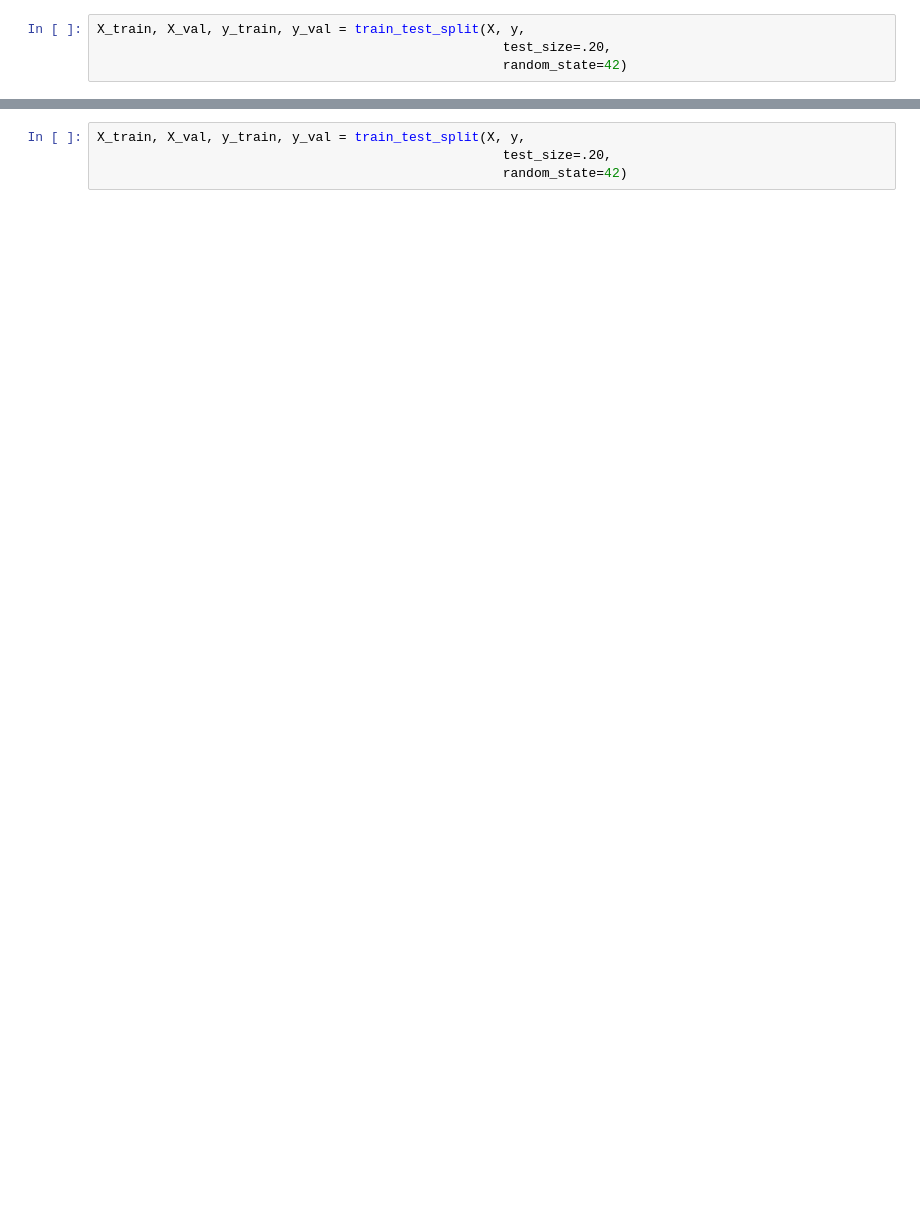
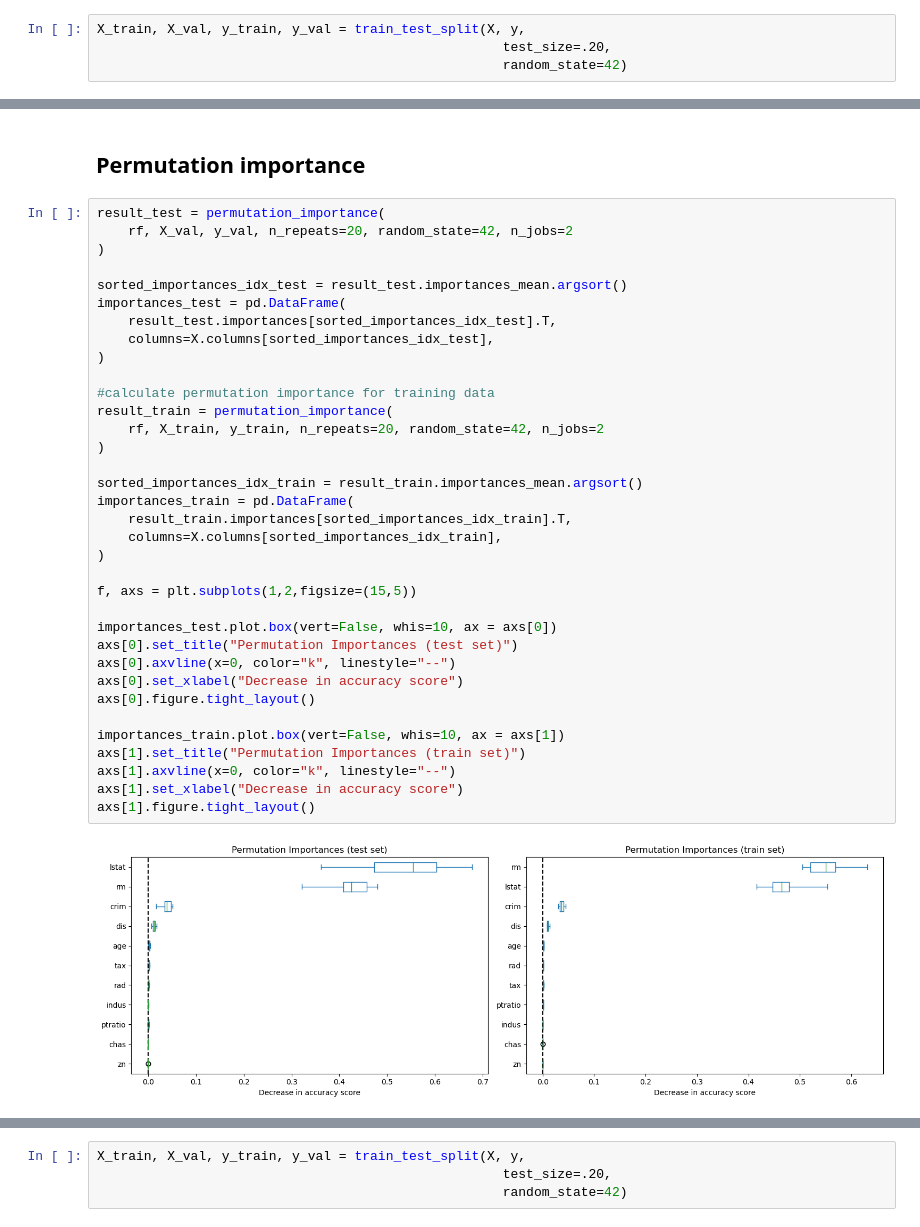
Before and after one commit to lilianabs/customer-acceptance, a Jupyter notebook: boston_example.ipynb, the cells around one changed output, grey strips where cells are left out. Saved outputs shown, nothing was run; the diff lists cells and outputs as text; blank space fills up the shorter version.

```diff
--- a/boston_example.ipynb
+++ b/boston_example.ipynb
@@ -120,0 +119,39 @@ tax     0.008 +/- 0.003
+# %% [markdown]
+## Permutation importance
+# %%
+result_test = permutation_importance(
+    rf, X_val, y_val, n_repeats=20, random_state=42, n_jobs=2
+)
+
+sorted_importances_idx_test = result_test.importances_mean.argsort()
+importances_test = pd.DataFrame(
+    result_test.importances[sorted_importances_idx_test].T,
+    columns=X.columns[sorted_importances_idx_test],
+)
+
+#calculate permutation importance for training data
+result_train = permutation_importance(
+    rf, X_train, y_train, n_repeats=20, random_state=42, n_jobs=2
+)
+
+sorted_importances_idx_train = result_train.importances_mean.argsort()
+importances_train = pd.DataFrame(
+    result_train.importances[sorted_importances_idx_train].T,
+    columns=X.columns[sorted_importances_idx_train],
+)
+
+f, axs = plt.subplots(1,2,figsize=(15,5))
+
+importances_test.plot.box(vert=False, whis=10, ax = axs[0])
+axs[0].set_title("Permutation Importances (test set)")
+axs[0].axvline(x=0, color="k", linestyle="--")
+axs[0].set_xlabel("Decrease in accuracy score")
+axs[0].figure.tight_layout()
+
+importances_train.plot.box(vert=False, whis=10, ax = axs[1])
+axs[1].set_title("Permutation Importances (train set)")
+axs[1].axvline(x=0, color="k", linestyle="--")
+axs[1].set_xlabel("Decrease in accuracy score")
+axs[1].figure.tight_layout()
+# %% [output]
+[figure, added]
```
Also changed, not shown: parts of 38 cells of this notebook, 1 other file.
